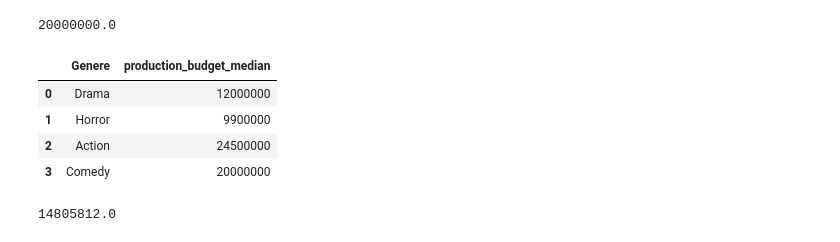
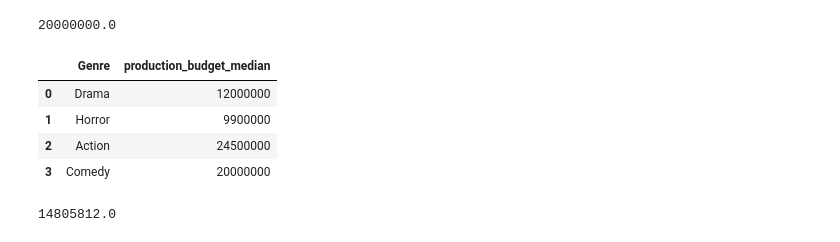
Before and after one commit to kjkahalley/optimal-film-analysis, a Jupyter notebook: first-notebook.ipynb, the cells around one changed output. Cells and saved outputs as stored; diff of their text form; code cells hidden in the pictures.

```diff
--- a/first-notebook.ipynb
+++ b/first-notebook.ipynb
@@ -337,13 +336,13 @@ Comedy_production_budget_median
 20000000.0
 # %%
 #Table with Drama, Horror, Action, Comedy medians only production_budget
-genere_production_budget_median = {'Genere': ['Drama', 'Horror', 'Action', 'Comedy'],
+genere_production_budget_median = {'Genre': ['Drama', 'Horror', 'Action', 'Comedy'],
                                   'production_budget_median': [12000000,9900000,24500000,20000000]
                                   }
-genere_production_budget_avg2 = pd.DataFrame(genere_production_budget_median, columns = ['Genere', 'production_budget_median'])
-genere_production_budget_avg2
+genre_production_budget_avg2 = pd.DataFrame(genere_production_budget_median, columns = ['Genre', 'production_budget_median'])
+genre_production_budget_avg2
 # %% [output]
-|  | Genere | production_budget_median |
+|  | Genre | production_budget_median |
 | 0 | Drama | 12000000 |
 | 1 | Horror | 9900000 |
 | 2 | Action | 24500000 |
```
Also changed, not shown: parts of 9 cells of this notebook, 1 other file.
